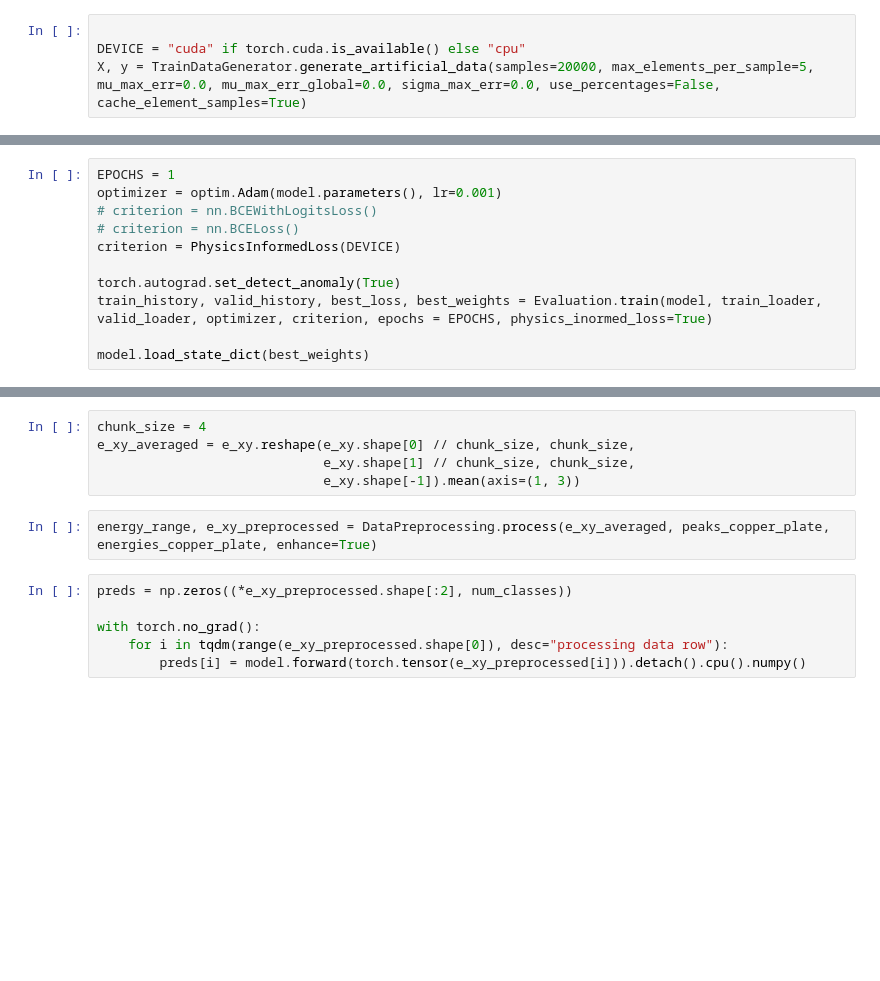
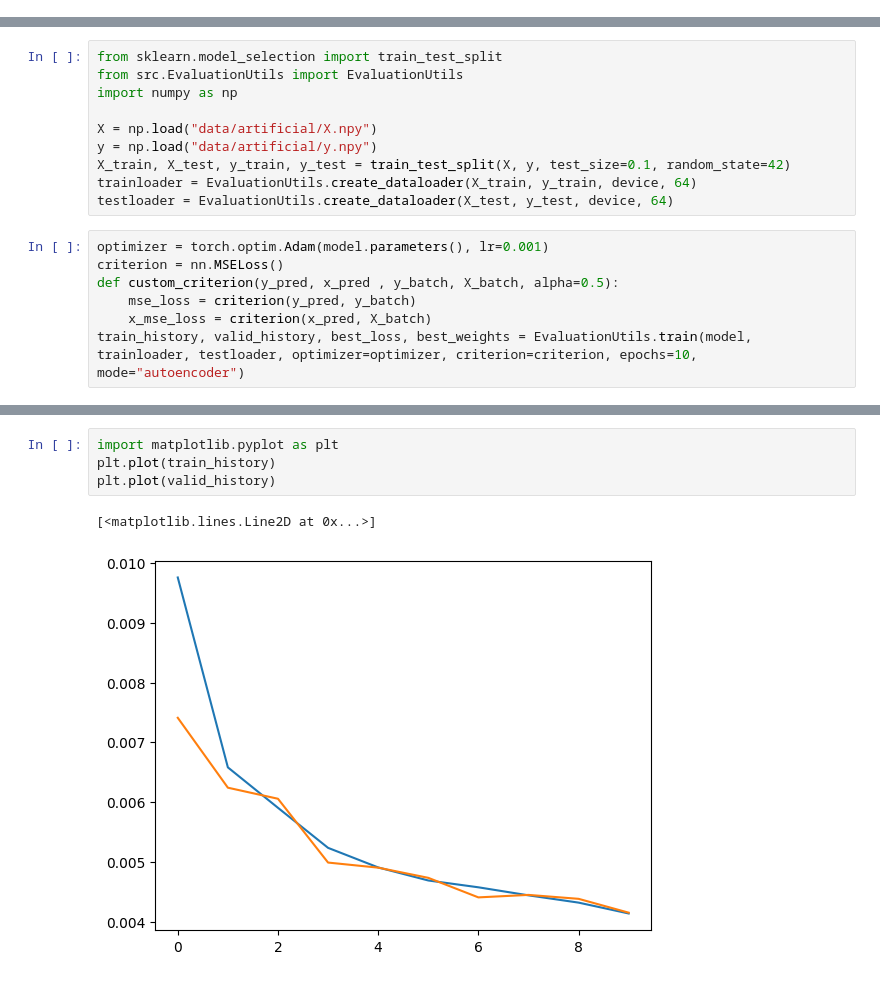
Before and after one commit to erzar0/masters-thesis, a Jupyter notebook: proof_of_concept_dev.ipynb, the cells around one changed output, grey strips where cells are left out. Drawn from its saved outputs; the diff is of its cells as text; blank space fills up the shorter version.

```diff
--- a/proof_of_concept_dev.ipynb
+++ b/proof_of_concept_dev.ipynb
@@ -145,4 +0,0 @@ plt.savefig("spectra_heatmaps.svg")
-# %%
-
-DEVICE = "cuda" if torch.cuda.is_available() else "cpu"
-X, y = TrainDataGenerator.generate_artificial_data(samples=20000, max_elements_per_sample=5, mu_max_err=0.0, mu_max_err_global=0.0, sigma_max_err=0.0, use_percentages=False, cache_element_samples=True)
@@ -349,12 +291,18 @@ class PhysicsInformedLoss(nn.Module):
+# %%
+from sklearn.model_selection import train_test_split
+from src.EvaluationUtils import EvaluationUtils
+import numpy as np
+
+X = np.load("data/artificial/X.npy")
+y = np.load("data/artificial/y.npy")
+X_train, X_test, y_train, y_test = train_test_split(X, y, test_size=0.1, random_state=42)
+trainloader = EvaluationUtils.create_dataloader(X_train, y_train, device, 64)
+testloader = EvaluationUtils.create_dataloader(X_test, y_test, device, 64)
 # %%
-EPOCHS = 1
-optimizer = optim.Adam(model.parameters(), lr=0.001)
-# criterion = nn.BCEWithLogitsLoss()
-# criterion = nn.BCELoss()
-criterion = PhysicsInformedLoss(DEVICE)
-
-torch.autograd.set_detect_anomaly(True)
-train_history, valid_history, best_loss, best_weights = Evaluation.train(model, train_loader, valid_loader, optimizer, criterion, epochs = EPOCHS, physics_inormed_loss=True)
-
-model.load_state_dict(best_weights)
+optimizer = torch.optim.Adam(model.parameters(), lr=0.001)
+criterion = nn.MSELoss()
+def custom_criterion(y_pred, x_pred , y_batch, X_batch, alpha=0.5):
+    mse_loss = criterion(y_pred, y_batch)
+    x_mse_loss = criterion(x_pred, X_batch)
+train_history, valid_history, best_loss, best_weights = EvaluationUtils.train(model, trainloader, testloader, optimizer=optimizer, criterion=criterion, epochs=10, mode="autoencoder")
 # %% [output]
@@ -487,13 +326,7 @@ np.save("copper_pcb_preprocessed_spectrum.npy", spectrum)
-# %%
-chunk_size = 4
-e_xy_averaged = e_xy.reshape(e_xy.shape[0] // chunk_size, chunk_size,
-                             e_xy.shape[1] // chunk_size, chunk_size,
-                             e_xy.shape[-1]).mean(axis=(1, 3))
-# %%
-energy_range, e_xy_preprocessed = DataPreprocessing.process(e_xy_averaged, peaks_copper_plate, energies_copper_plate, enhance=True)
-# %%
-preds = np.zeros((*e_xy_preprocessed.shape[:2], num_classes))
-
-with torch.no_grad():
-    for i in tqdm(range(e_xy_preprocessed.shape[0]), desc="processing data row"):
-        preds[i] = model.forward(torch.tensor(e_xy_preprocessed[i])).detach().cpu().numpy()
+# %%
+import matplotlib.pyplot as plt
+plt.plot(train_history)
+plt.plot(valid_history)
+# %% [output]
+[<matplotlib.lines.Line2D at 0x...>]
+[figure, added]
```
Also changed, not shown: parts of 16 cells of this notebook, 10 other files.
